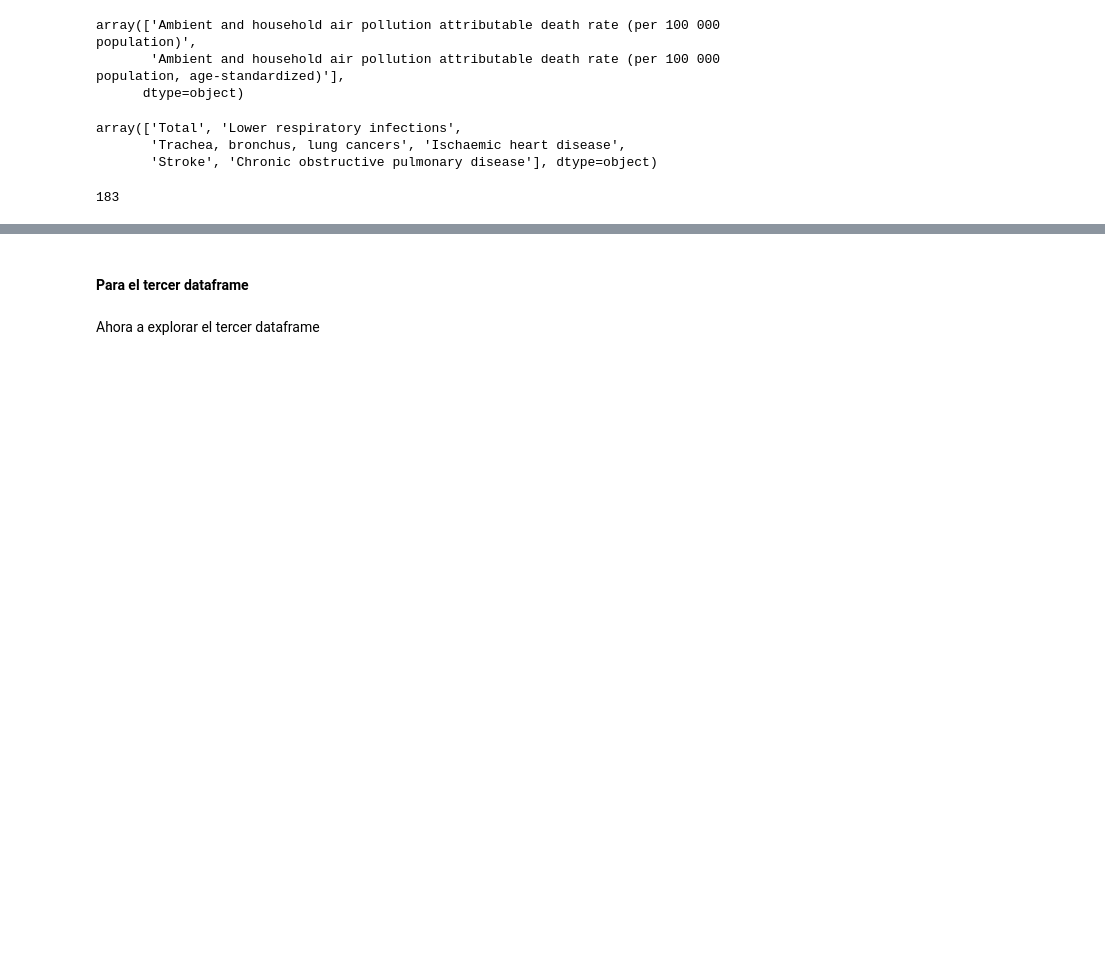
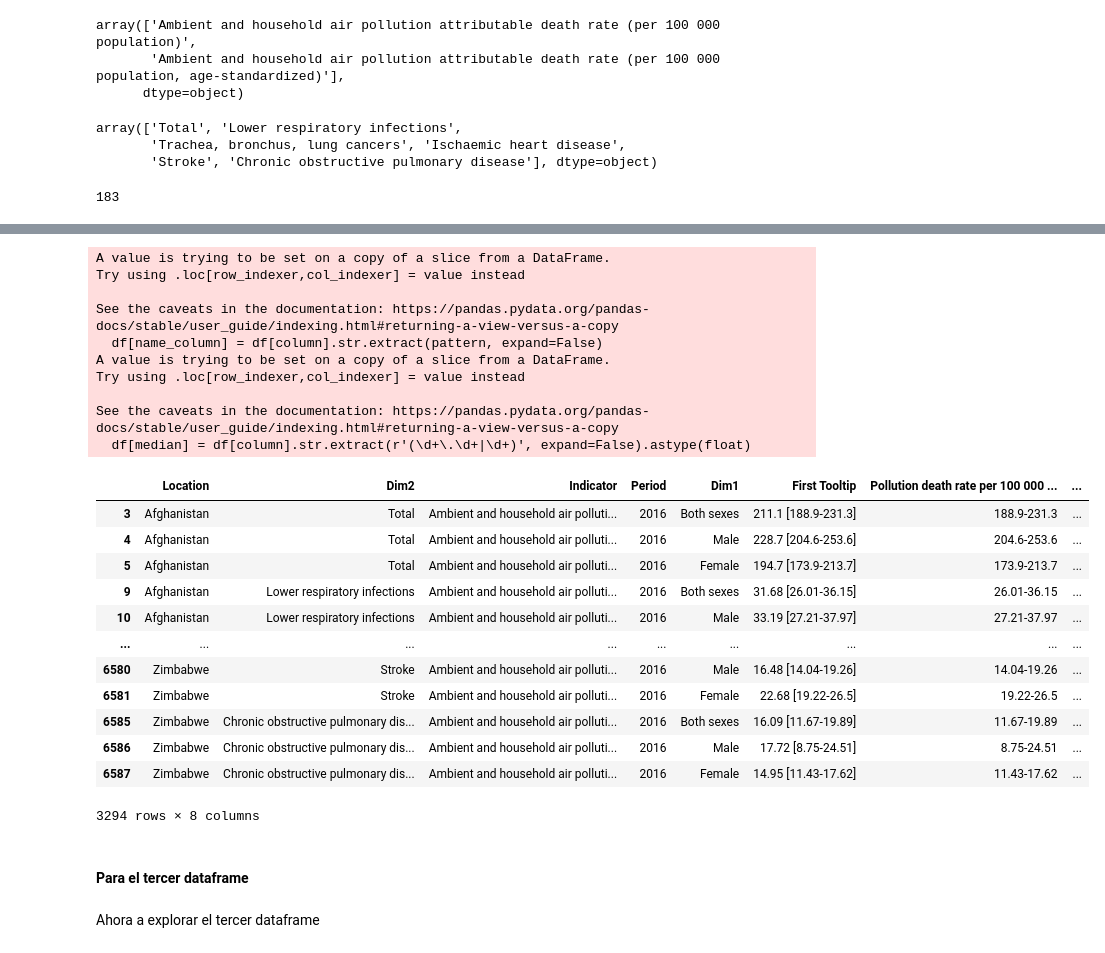
Before and after one commit to lauracamilaballesteros/Biostatistics-analysis, a Jupyter notebook: prueba.ipynb, the cells around one changed output, grey strips where cells are left out. Drawn from its saved outputs; the diff is of its cells as text; code cells hidden in the pictures; blank space fills up the shorter version.

```diff
--- a/prueba.ipynb
+++ b/prueba.ipynb
@@ -153,0 +157,3 @@ df_airpollution_death_rate.Location.nunique()
+# %%
+df_indicator_air_normalized = df_airpollution_death_rate[df_airpollution_death_rate['Indicator'] ==
+ 'Ambient and household air pollution attributable death rate (per 100 000 population, age-standardized)']
@@ -153,0 +188,26 @@ df_airpollution_death_rate.Location.nunique()
+# %%
+split_interval_median(df_indicator_air_normalized, "First Tooltip", "Pollution death rate per 100 000 standarized", "Median pollution death rate per 100 000 standarized")
+# %% [output]
+A value is trying to be set on a copy of a slice from a DataFrame.
+Try using .loc[row_indexer,col_indexer] = value instead
+
+See the caveats in the documentation: https://pandas.pydata.org/pandas-docs/stable/user_guide/indexing.html#returning-a-view-versus-a-copy
+  df[name_column] = df[column].str.extract(pattern, expand=False)
+A value is trying to be set on a copy of a slice from a DataFrame.
+Try using .loc[row_indexer,col_indexer] = value instead
+
+See the caveats in the documentation: https://pandas.pydata.org/pandas-docs/stable/user_guide/indexing.html#returning-a-view-versus-a-copy
+  df[median] = df[column].str.extract(r'(\d+\.\d+|\d+)', expand=False).astype(float)
+|  | Location | Dim2 | Indicator | Period | Dim1 | First Tooltip | Pollution death rate per 100 000 ... | ... |
+| 3 | Afghanistan | Total | Ambient and household air polluti... | 2016 | Both sexes | 211.1 [188.9-231.3] | 188.9-231.3 | ... |
+| 4 | Afghanistan | Total | Ambient and household air polluti... | 2016 | Male | 228.7 [204.6-253.6] | 204.6-253.6 | ... |
+| 5 | Afghanistan | Total | Ambient and household air polluti... | 2016 | Female | 194.7 [173.9-213.7] | 173.9-213.7 | ... |
+| 9 | Afghanistan | Lower respiratory infections | Ambient and household air polluti... | 2016 | Both sexes | 31.68 [26.01-36.15] | 26.01-36.15 | ... |
+| 10 | Afghanistan | Lower respiratory infections | Ambient and household air polluti... | 2016 | Male | 33.19 [27.21-37.97] | 27.21-37.97 | ... |
+| ... | ... | ... | ... | ... | ... | ... | ... | ... |
+| 6580 | Zimbabwe | Stroke | Ambient and household air polluti... | 2016 | Male | 16.48 [14.04-19.26] | 14.04-19.26 | ... |
+| 6581 | Zimbabwe | Stroke | Ambient and household air polluti... | 2016 | Female | 22.68 [19.22-26.5] | 19.22-26.5 | ... |
+| 6585 | Zimbabwe | Chronic obstructive pulmonary dis... | Ambient and household air polluti... | 2016 | Both sexes | 16.09 [11.67-19.89] | 11.67-19.89 | ... |
+| 6586 | Zimbabwe | Chronic obstructive pulmonary dis... | Ambient and household air polluti... | 2016 | Male | 17.72 [8.75-24.51] | 8.75-24.51 | ... |
+| 6587 | Zimbabwe | Chronic obstructive pulmonary dis... | Ambient and household air polluti... | 2016 | Female | 14.95 [11.43-17.62] | 11.43-17.62 | ... |
+3294 rows × 8 columns
```
Also changed, not shown: parts of 20 cells of this notebook, 1 other file.
